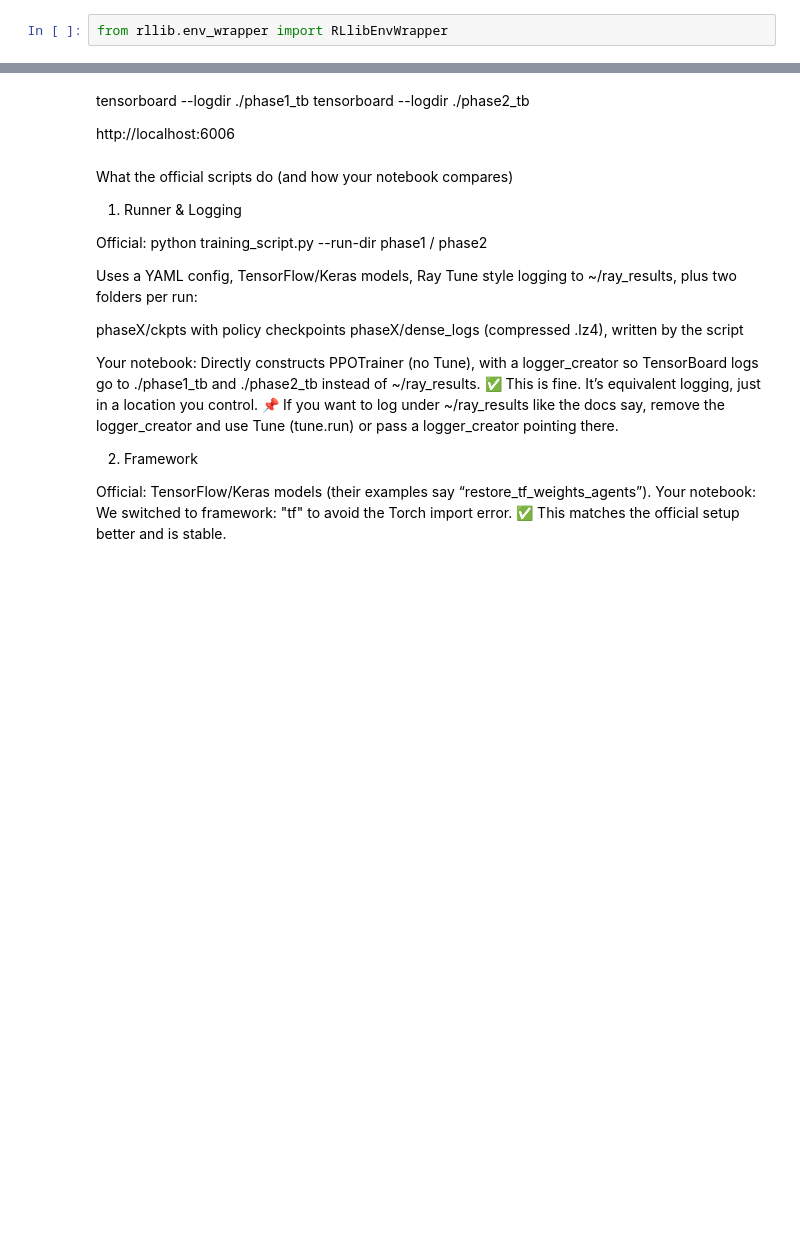
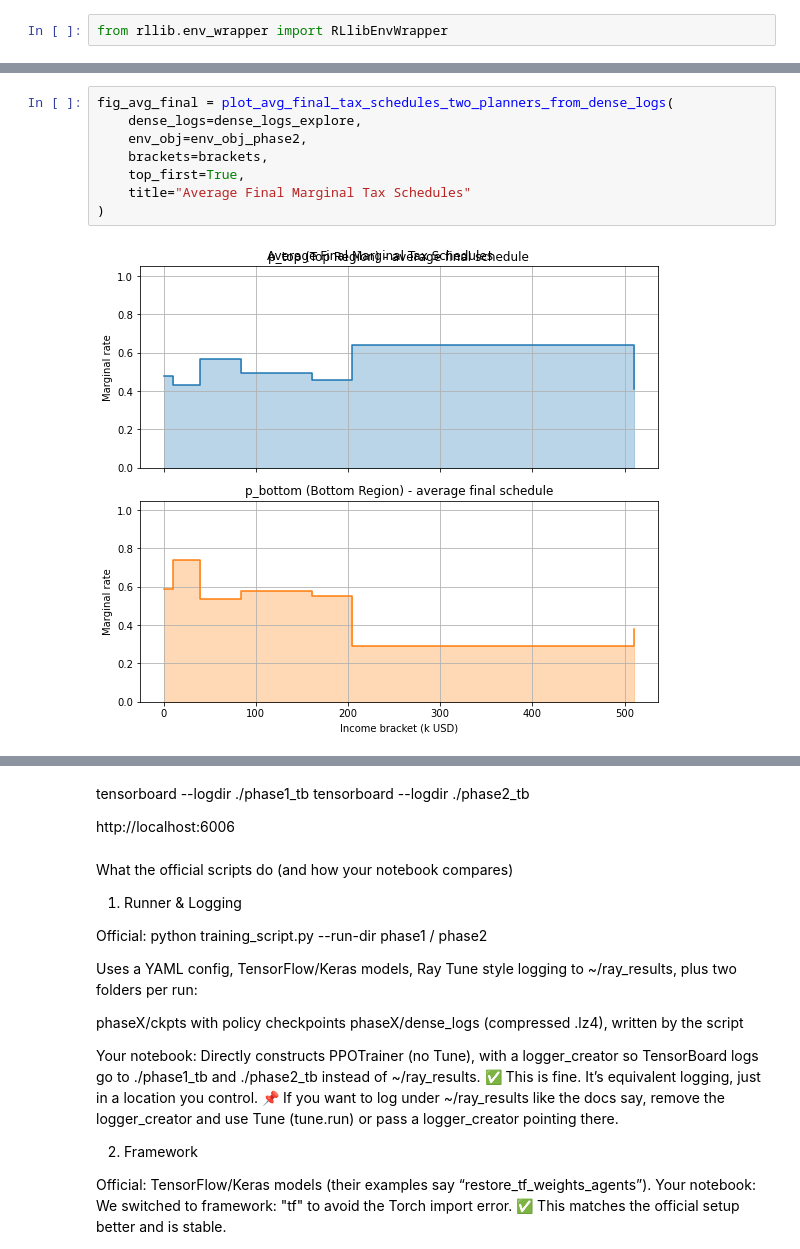
Before and after one commit to DragonsAreFuckingCool/DRL-in-international-economy-ai-economist-, a Jupyter notebook: tutorials/tax_annealing_simulation.ipynb, the cells around one changed output, grey strips where cells are left out. Cells and saved outputs as stored; diff of their text form; blank space fills up the shorter version.

```diff
--- a/tutorials/tax_annealing_simulation.ipynb
+++ b/tutorials/tax_annealing_simulation.ipynb
@@ -551,0 +1649,10 @@ print(f"[PHASE 2] Final checkpoint: {ckpt_phase2_path}")
+# %%
+fig_avg_final = plot_avg_final_tax_schedules_two_planners_from_dense_logs(
+    dense_logs=dense_logs_explore,
+    env_obj=env_obj_phase2,
+    brackets=brackets,
+    top_first=True,
+    title="Average Final Marginal Tax Schedules"
+)
+# %% [output]
+[figure, added]
```
Also changed, not shown: parts of 64 cells of this notebook.
